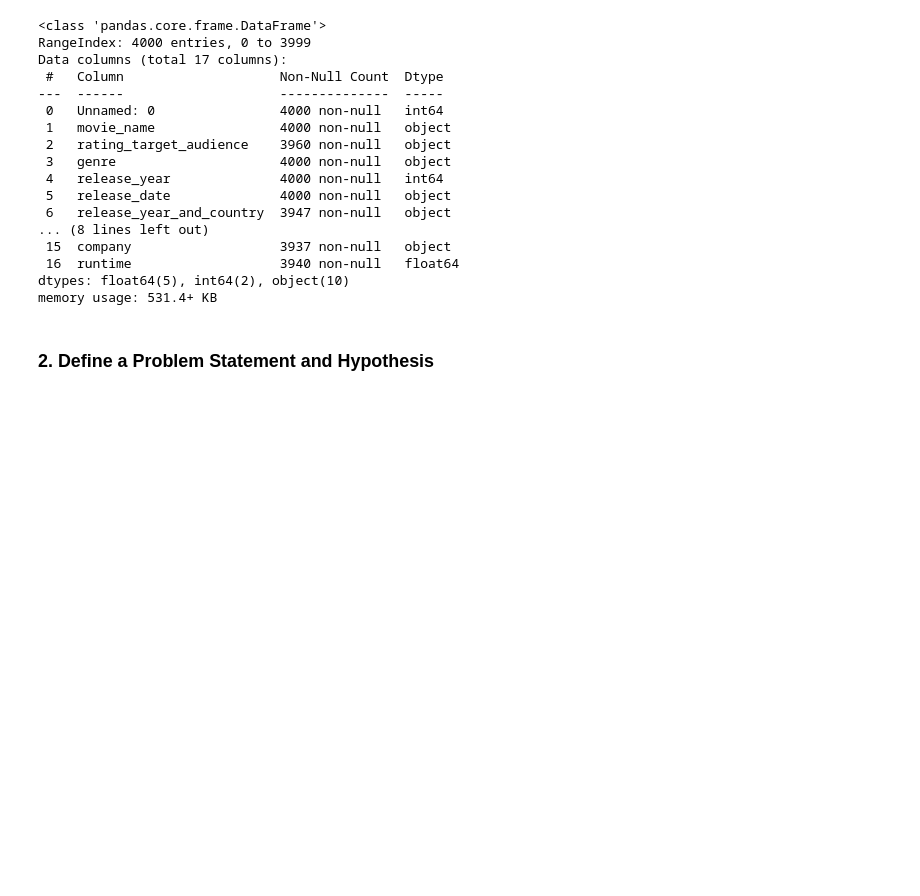
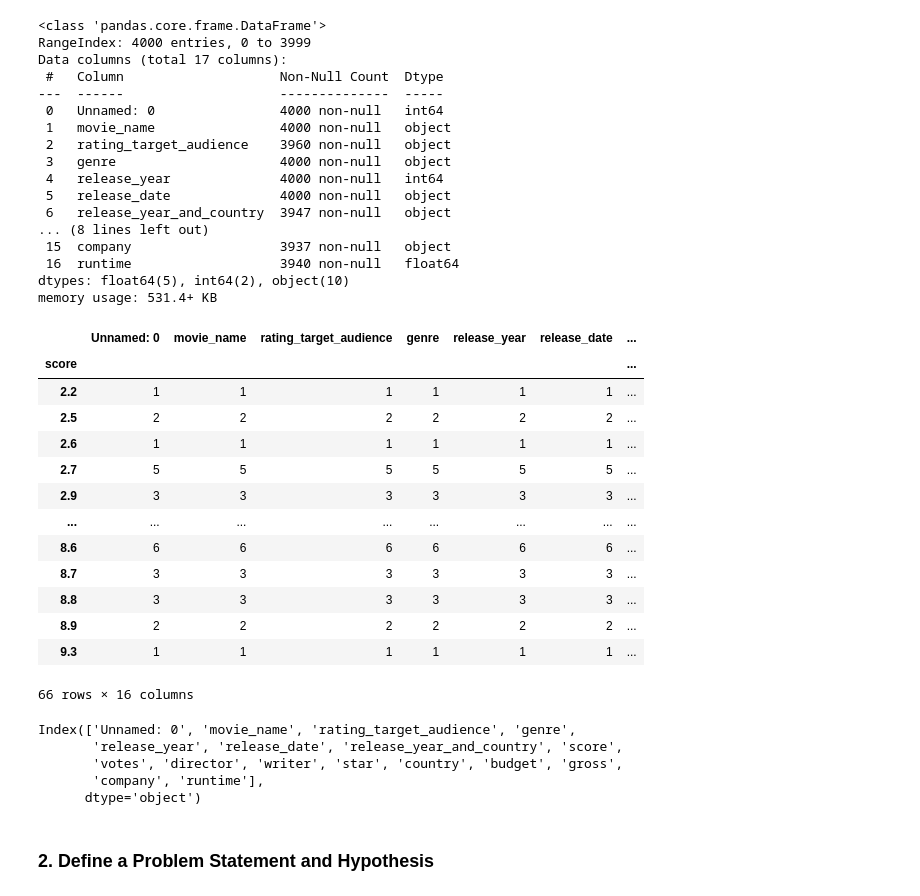
Before and after one commit to GoldenSnow-Xue/schulich_data_science, a Jupyter notebook: MBAN 6110/Assignment/Group Project.ipynb, the cells around one changed output. Saved outputs shown, nothing was run; the diff lists cells and outputs as text; code cells hidden in the pictures; blank space fills up the shorter version.

```diff
--- a/MBAN 6110/Assignment/Group Project.ipynb
+++ b/MBAN 6110/Assignment/Group Project.ipynb
@@ -70,6 +69,32 @@ Data columns (total 17 columns):
  16  runtime                   3940 non-null   float64
 dtypes: float64(5), int64(2), object(10)
 memory usage: 531.4+ KB
+# %%
+# univariate analysis - check the output variable
+df.groupby('score').count()
+# %% [output]
+|  | Unnamed: 0 | movie_name | rating_target_audience | genre | release_year | release_date | ... |
+| score |  |  |  |  |  |  | ... |
+| 2.2 | 1 | 1 | 1 | 1 | 1 | 1 | ... |
+| 2.5 | 2 | 2 | 2 | 2 | 2 | 2 | ... |
+| 2.6 | 1 | 1 | 1 | 1 | 1 | 1 | ... |
+| 2.7 | 5 | 5 | 5 | 5 | 5 | 5 | ... |
+| 2.9 | 3 | 3 | 3 | 3 | 3 | 3 | ... |
+| ... | ... | ... | ... | ... | ... | ... | ... |
+| 8.6 | 6 | 6 | 6 | 6 | 6 | 6 | ... |
+| 8.7 | 3 | 3 | 3 | 3 | 3 | 3 | ... |
+| 8.8 | 3 | 3 | 3 | 3 | 3 | 3 | ... |
+| 8.9 | 2 | 2 | 2 | 2 | 2 | 2 | ... |
+| 9.3 | 1 | 1 | 1 | 1 | 1 | 1 | ... |
+66 rows × 16 columns
+# %%
+df.columns
+# %% [output]
+Index(['Unnamed: 0', 'movie_name', 'rating_target_audience', 'genre',
+       'release_year', 'release_date', 'release_year_and_country', 'score',
+       'votes', 'director', 'writer', 'star', 'country', 'budget', 'gross',
+       'company', 'runtime'],
+      dtype='object')
 # %% [markdown]
 ### 2. Define a Problem Statement and Hypothesis
 # %% [markdown]
```
Also changed, not shown: parts of 45 cells of this notebook, 33 other files.
